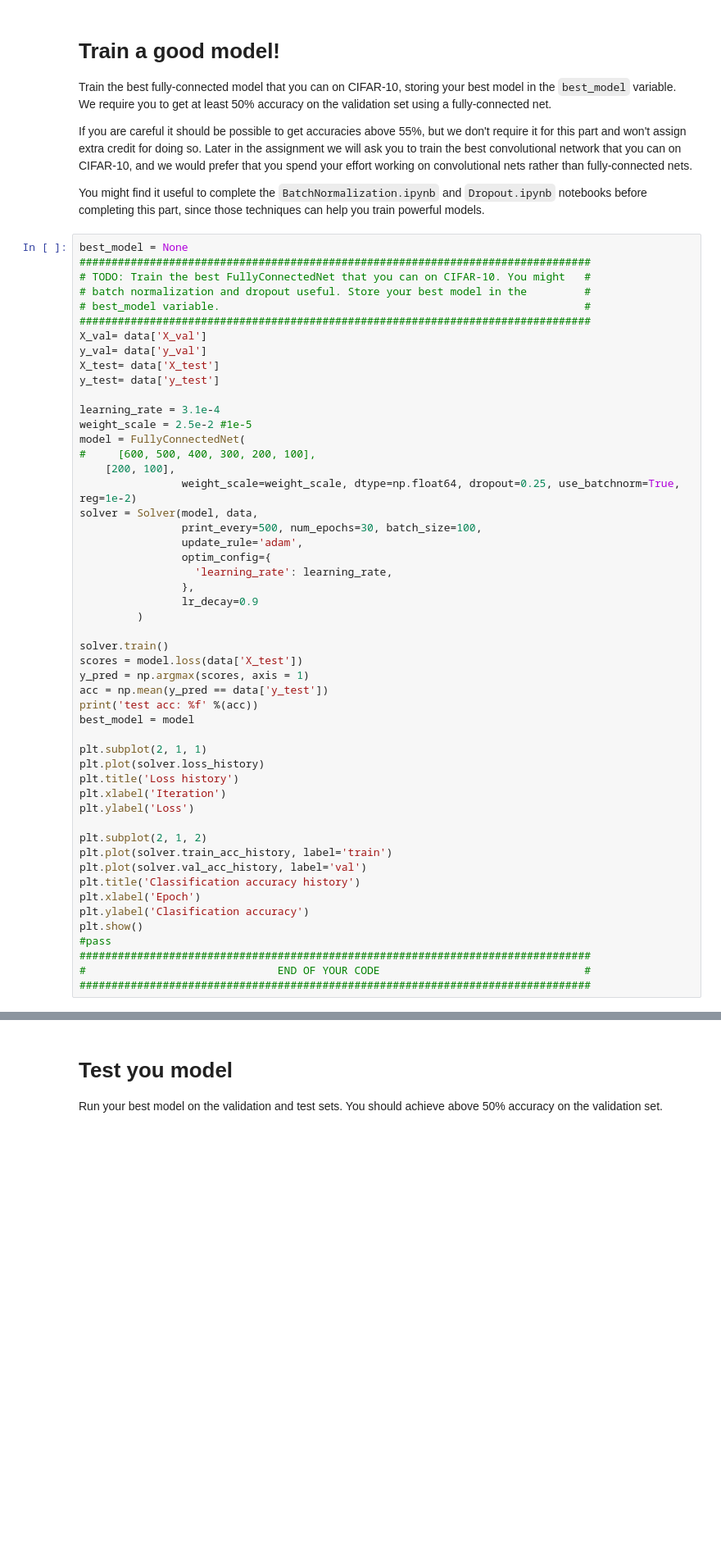
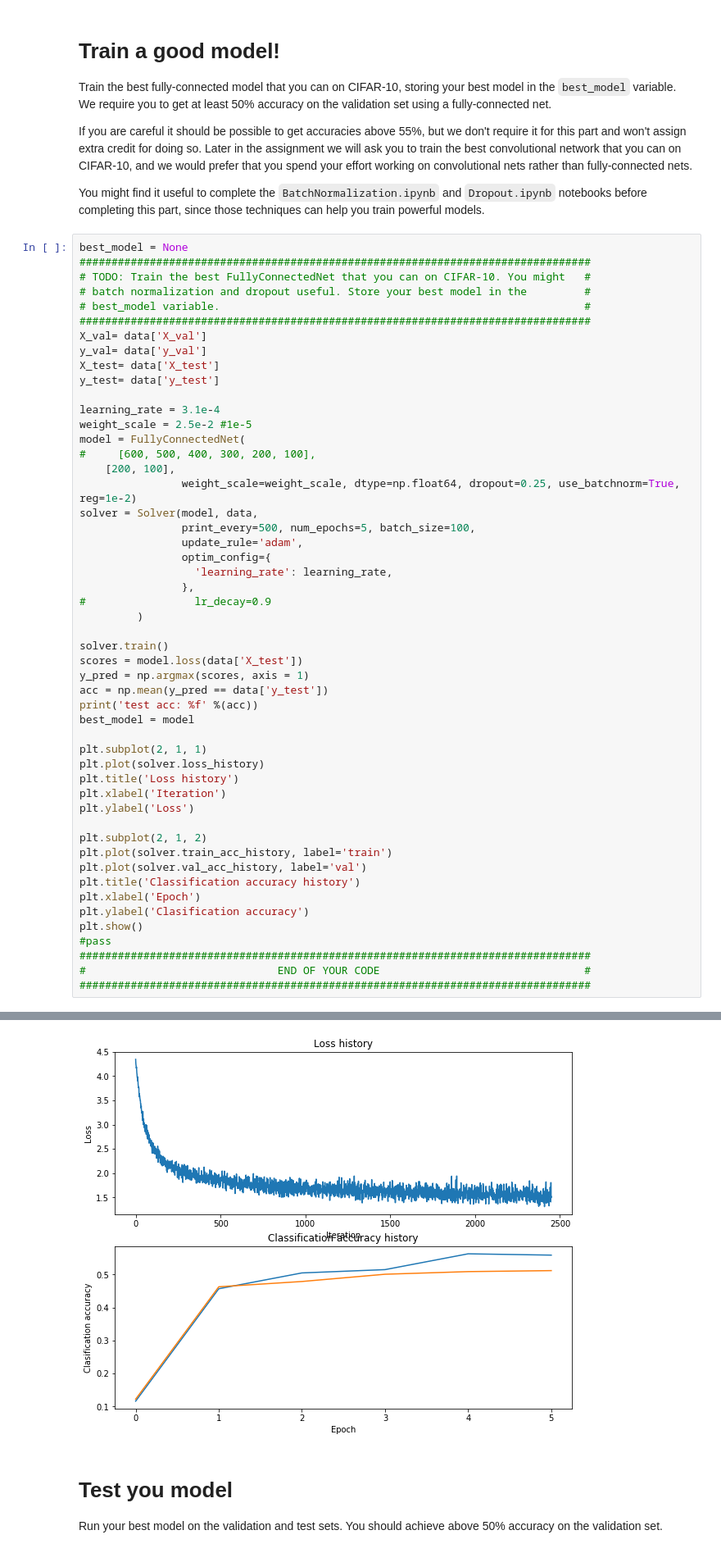
Before and after one commit to shakedunay/cs231n, a Jupyter notebook: assignment2/FullyConnectedNets.ipynb, the cells around one changed output, grey strips where cells are left out. Shown: that part at 82% size. Saved outputs shown, nothing was run; the diff lists cells and outputs as text; blank space fills up the shorter version.

```diff
--- a/assignment2/FullyConnectedNets.ipynb
+++ b/assignment2/FullyConnectedNets.ipynb
@@ -804,12 +804,12 @@ model = FullyConnectedNet(
     [200, 100],
                 weight_scale=weight_scale, dtype=np.float64, dropout=0.25, use_batchnorm=True, reg=1e-2)
 solver = Solver(model, data,
-                print_every=500, num_epochs=30, batch_size=100,
+                print_every=500, num_epochs=5, batch_size=100,
                 update_rule='adam',
                 optim_config={
                   'learning_rate': learning_rate,
                 },
-                lr_decay=0.9
+#                 lr_decay=0.9
          )
 
 solver.train()
@@ -853,3 +852,4 @@ KeyboardInterrupt:
+[figure, added]
 # %% [markdown]
 # Test you model
 Run your best model on the validation and test sets. You should achieve above 50% accuracy on the validation set.
```
Also changed, not shown: parts of 3 cells of this notebook, 5 other files.
